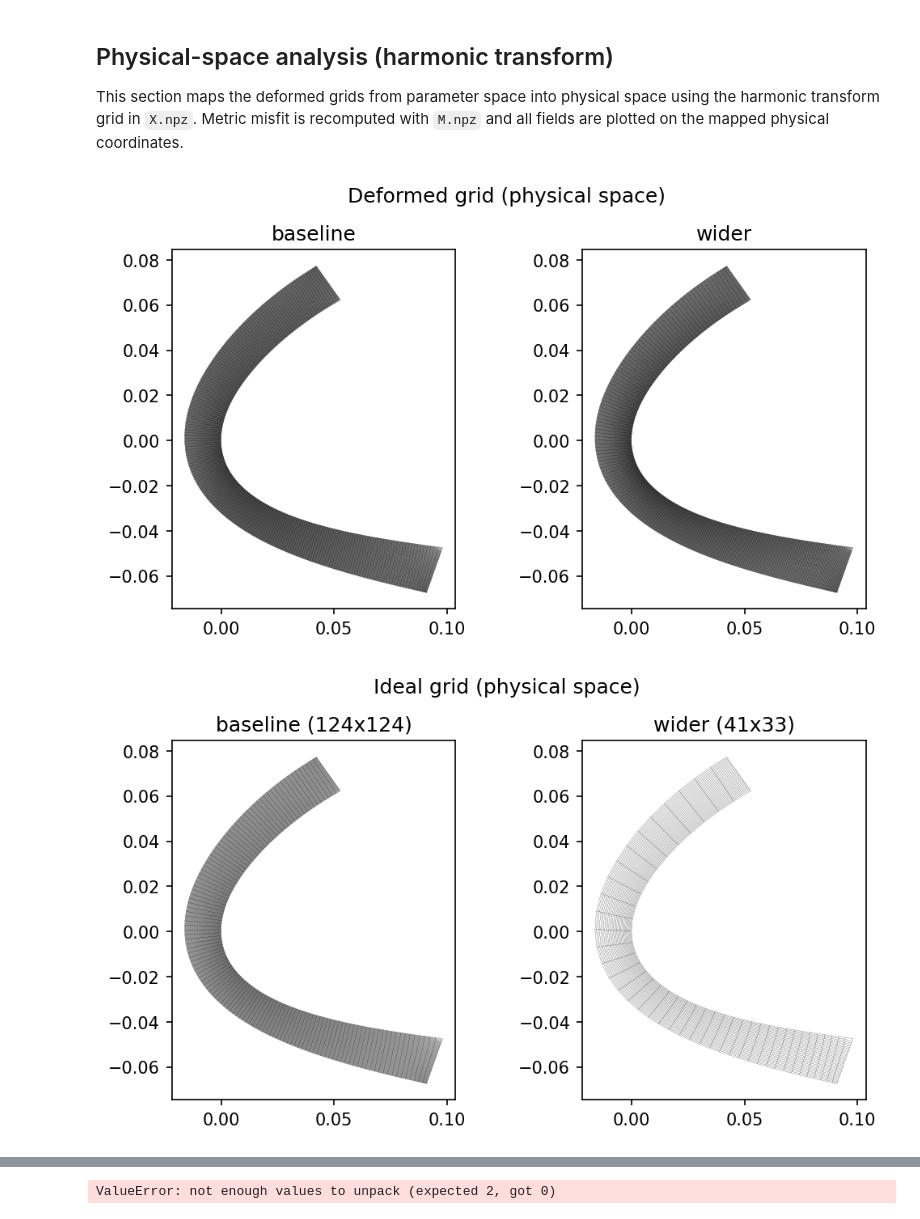
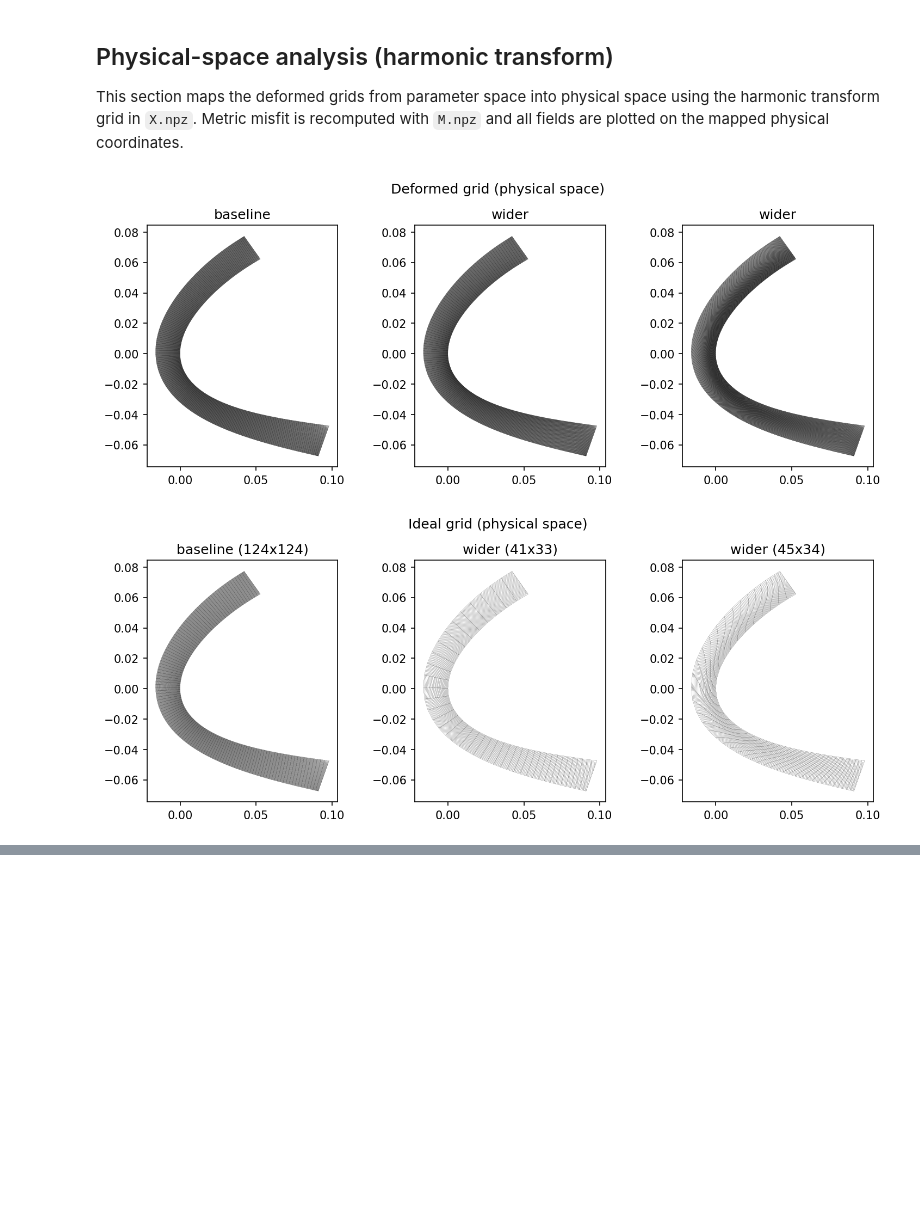
Before and after one commit to xiaohanzhu0/FluidThings, a Jupyter notebook: Variation/NN4MG/LoadModelAnalysis.ipynb, the cells around one changed output, grey strips where cells are left out. Drawn from its saved outputs; the diff is of its cells as text; code cells hidden in the pictures; blank space fills up the shorter version.

Commit message:
backup for comparison between weakly coupled vs decoupled grid

```diff
--- a/Variation/NN4MG/LoadModelAnalysis.ipynb
+++ b/Variation/NN4MG/LoadModelAnalysis.ipynb
@@ -40,7 +40,8 @@ from nn4mg import (
 # Add or remove runs to compare.
 runs_spec = [
     ("baseline", "identity"),
-    ("wider", Path("../models/20260126_163909"))
+    ("wider", Path("../models/Target2_Ortho100_Neu100")),
+    ("wider", Path("../models/Target2_Ortho10_Neu10"))
 ]
 
 # Set to None to use the analytic problem metric.
@@ -557,8 +561,8 @@ else:
         raise ValueError(f"Unknown misfit_type: {misfit_type}")
 
     for run in runs:
-        warn_if_outside_unit_square(run["X1"], run["X2"], run["label"])
-        X_phys, Y_phys = map_param_grid_to_physical(run["X1"], run["X2"], X1_map, X2_map)
+        warn_if_outside_unit_square(run["X"], run["Y"], run["label"])
+        X_phys, Y_phys = map_param_grid_to_physical(run["X"], run["Y"], X1_map, X2_map)
         run["X_phys"] = X_phys
         run["Y_phys"] = Y_phys
 
@@ -674,32 +678,32 @@ else:
     fig.suptitle("Skewness |90-theta| (deg, physical space)")
     fig.subplots_adjust(top=0.85)
     plt.show()
 
     grad_vmin = min(np.min(run["gradation_field_phys"]) for run in runs)
     grad_vmax = max(np.max(run["gradation_field_phys"]) for run in runs)
 
     fig, axes = plt.subplots(1, num_models, figsize=(4 * num_models, 4), dpi=150)
     axes = np.atleast_1d(axes)
     meshes = []
 
     for ax, run in zip(axes, runs):
         title = f"{run['label']}, avg={run['gradation_avg_phys']:.3e}, max={run['gradation_max_phys']:.3e}"
         mesh = plot_scalar_on_ax(
             ax,
             run["X_phys"],
             run["Y_phys"],
             run["gradation_field_phys"],
             title=title,
             cmap="inferno",
             vmin=grad_vmin,
             vmax=grad_vmax,
         )
         meshes.append(mesh)
 
     fig.colorbar(meshes[0], ax=axes.ravel().tolist(), shrink=0.8)
     fig.suptitle("Cell size ratio (physical space)")
     fig.subplots_adjust(top=0.85)
     plt.show()
 # %% [output]
-[figure, old version]
+[figure, new version]
-[figure, old version]
+[figure, new version]
@@ -708 +711,0 @@ else:
-ValueError: not enough values to unpack (expected 2, got 0)
```
Also changed, not shown: parts of 3 cells of this notebook, 15 other files.
